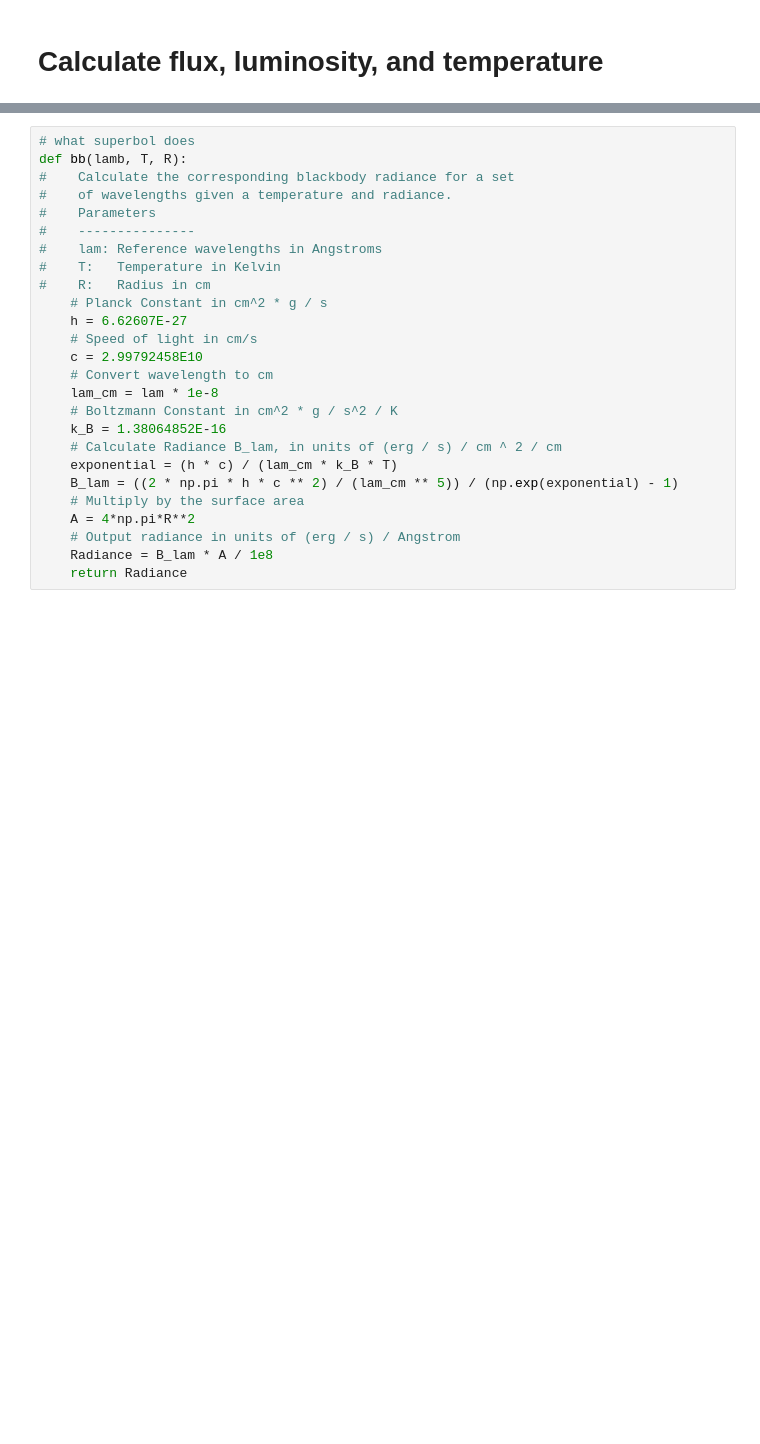
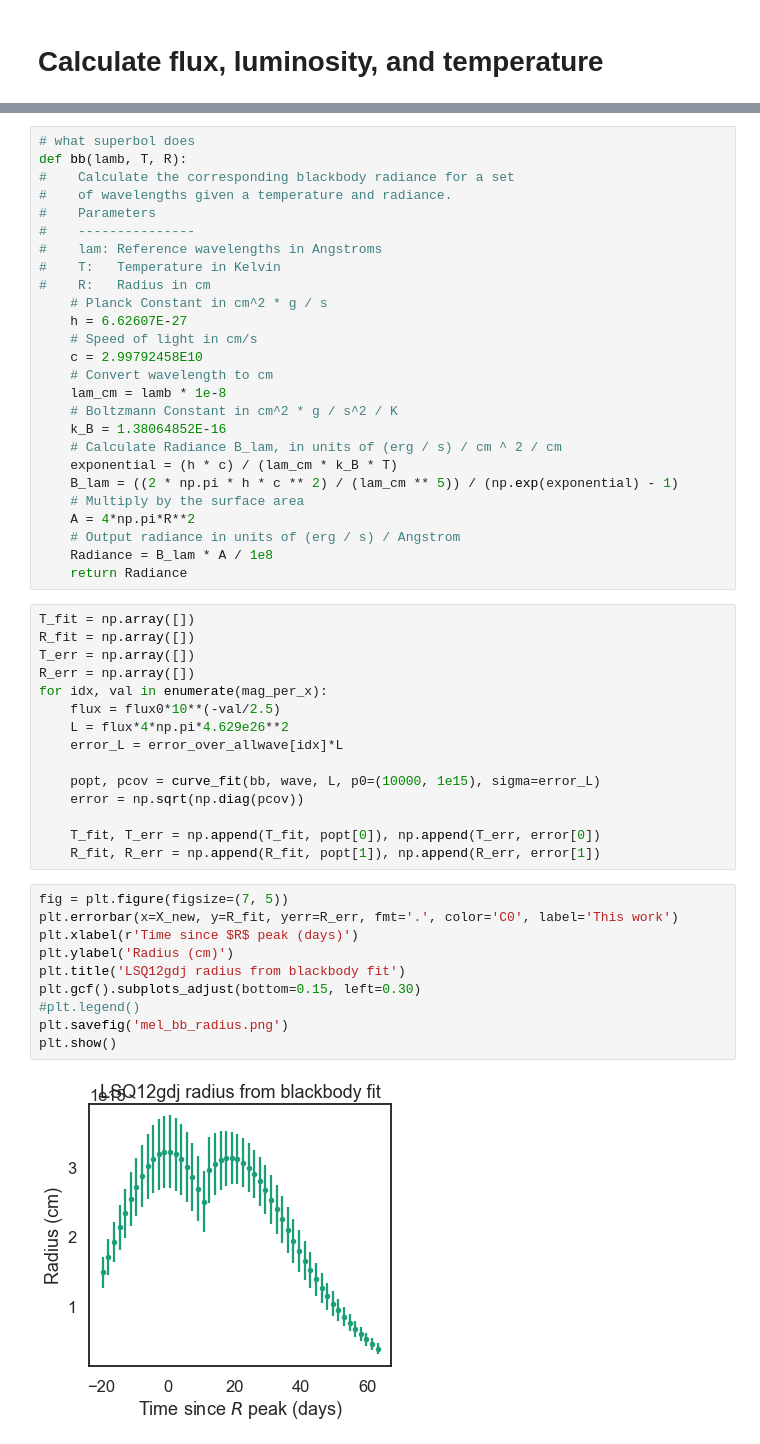
Before and after one commit to archipleym/melalexcharmicyrus_final, a Jupyter notebook: melanie/mel_pymc3.ipynb, the cells around one changed output, grey strips where cells are left out. Cells and saved outputs as stored; diff of their text form; blank space fills up the shorter version.

```diff
--- a/melanie/mel_pymc3.ipynb
+++ b/melanie/mel_pymc3.ipynb
@@ -620,7 +645,7 @@ def bb(lamb, T, R):
     # Speed of light in cm/s
     c = 2.99792458E10
     # Convert wavelength to cm
-    lam_cm = lam * 1e-8
+    lam_cm = lamb * 1e-8
     # Boltzmann Constant in cm^2 * g / s^2 / K
     k_B = 1.38064852E-16
     # Calculate Radiance B_lam, in units of (erg / s) / cm ^ 2 / cm
@@ -631,3 +656,30 @@ def bb(lamb, T, R):
     # Output radiance in units of (erg / s) / Angstrom
     Radiance = B_lam * A / 1e8
     return Radiance
+# %%
+T_fit = np.array([])
+R_fit = np.array([])
+T_err = np.array([])
+R_err = np.array([])
+for idx, val in enumerate(mag_per_x):
+    flux = flux0*10**(-val/2.5)
+    L = flux*4*np.pi*4.629e26**2
+    error_L = error_over_allwave[idx]*L
+
+    popt, pcov = curve_fit(bb, wave, L, p0=(10000, 1e15), sigma=error_L)
+    error = np.sqrt(np.diag(pcov))
+
+    T_fit, T_err = np.append(T_fit, popt[0]), np.append(T_err, error[0])
+    R_fit, R_err = np.append(R_fit, popt[1]), np.append(R_err, error[1])
+# %%
+fig = plt.figure(figsize=(7, 5))
+plt.errorbar(x=X_new, y=R_fit, yerr=R_err, fmt='.', color='C0', label='This work')
+plt.xlabel(r'Time since $R$ peak (days)')
+plt.ylabel('Radius (cm)')
+plt.title('LSQ12gdj radius from blackbody fit')
+plt.gcf().subplots_adjust(bottom=0.15, left=0.30)
+#plt.legend()
+plt.savefig('mel_bb_radius.png')
+plt.show()
+# %% [output]
+[figure, added]
```
Also changed, not shown: parts of 13 cells of this notebook, 12 other files.
